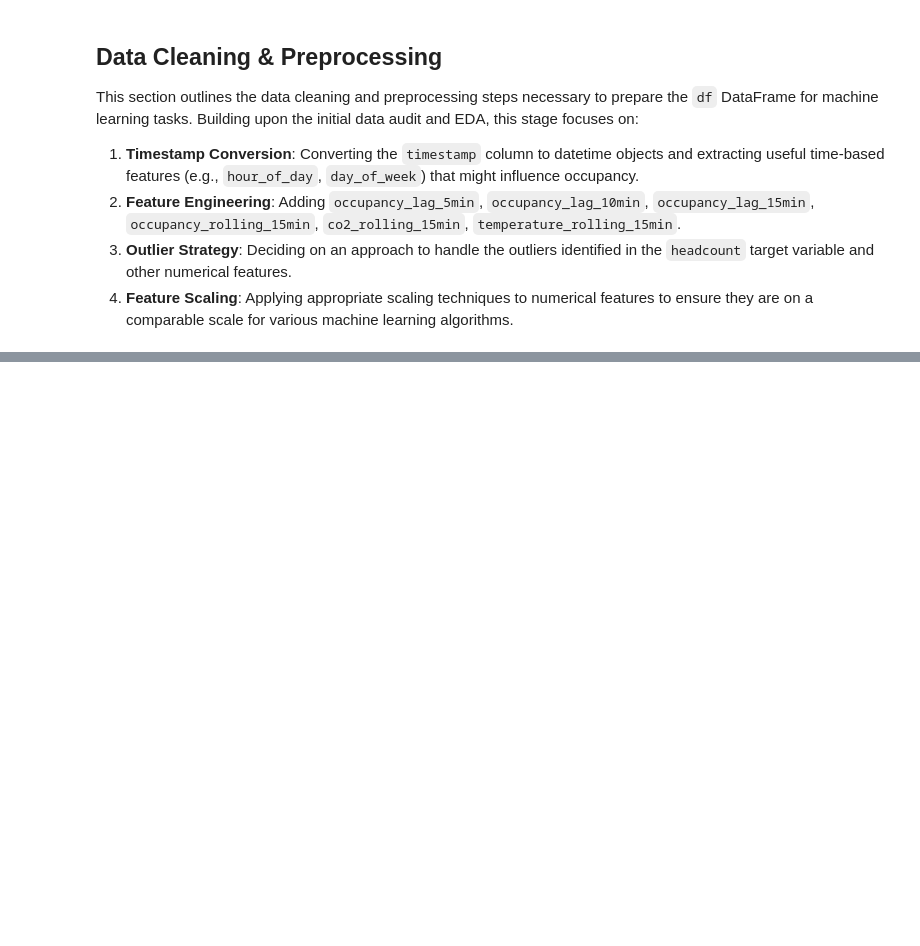
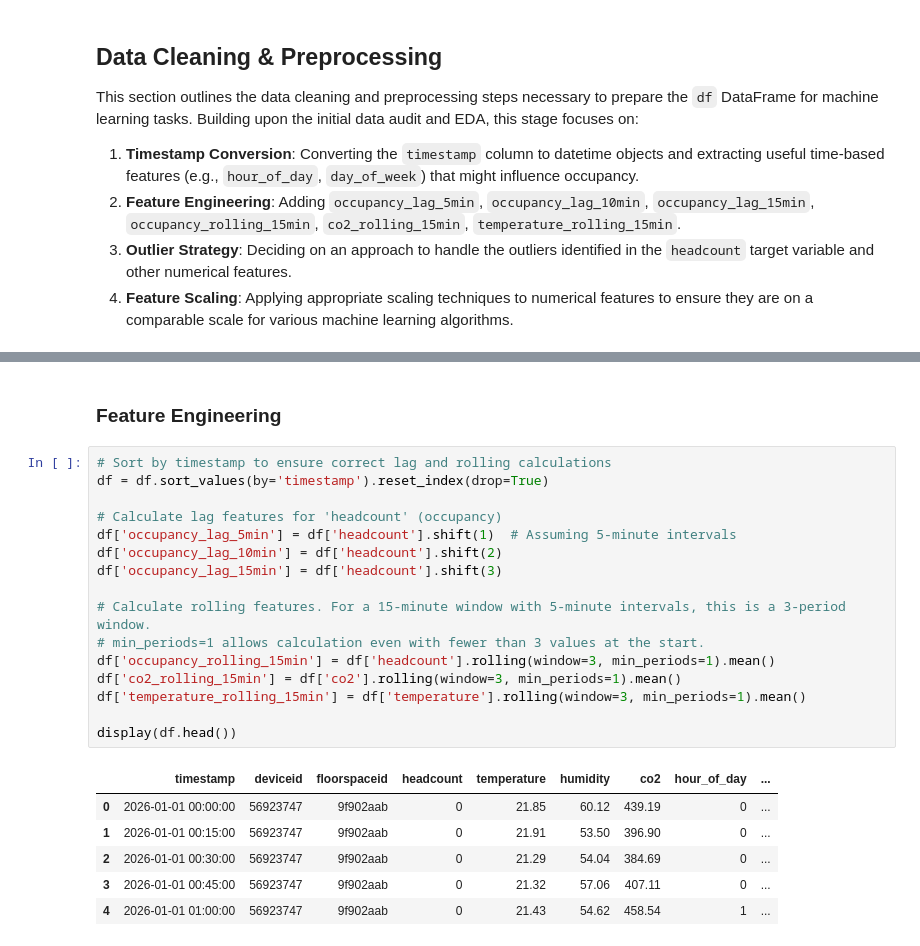
Before and after one commit to MIL-Project2/DR-DT, a Jupyter notebook: Occupancy_Prediction_Ver1_1.ipynb, the cells around one changed output, grey strips where cells are left out. Drawn from its saved outputs; the diff is of its cells as text; blank space fills up the shorter version.

```diff
--- a/Occupancy_Prediction_Ver1_1.ipynb
+++ b/Occupancy_Prediction_Ver1_1.ipynb
@@ -208,0 +223,25 @@ This section outlines the data cleaning and preprocessing steps necessary to pre
+# %% [markdown]
+### **Feature Engineering**
+# %%
+# Sort by timestamp to ensure correct lag and rolling calculations
+df = df.sort_values(by='timestamp').reset_index(drop=True)
+
+# Calculate lag features for 'headcount' (occupancy)
+df['occupancy_lag_5min'] = df['headcount'].shift(1)  # Assuming 5-minute intervals
+df['occupancy_lag_10min'] = df['headcount'].shift(2)
+df['occupancy_lag_15min'] = df['headcount'].shift(3)
+
+# Calculate rolling features. For a 15-minute window with 5-minute intervals, this is a 3-period window.
+# min_periods=1 allows calculation even with fewer than 3 values at the start.
+df['occupancy_rolling_15min'] = df['headcount'].rolling(window=3, min_periods=1).mean()
+df['co2_rolling_15min'] = df['co2'].rolling(window=3, min_periods=1).mean()
+df['temperature_rolling_15min'] = df['temperature'].rolling(window=3, min_periods=1).mean()
+
+display(df.head())
+# %% [output]
+|  | timestamp | deviceid | floorspaceid | headcount | temperature | humidity | co2 | hour_of_day | ... |
+| 0 | 2026-01-01 00:00:00 | 56923747 | 9f902aab | 0 | 21.85 | 60.12 | 439.19 | 0 | ... |
+| 1 | 2026-01-01 00:15:00 | 56923747 | 9f902aab | 0 | 21.91 | 53.50 | 396.90 | 0 | ... |
+| 2 | 2026-01-01 00:30:00 | 56923747 | 9f902aab | 0 | 21.29 | 54.04 | 384.69 | 0 | ... |
+| 3 | 2026-01-01 00:45:00 | 56923747 | 9f902aab | 0 | 21.32 | 57.06 | 407.11 | 0 | ... |
+| 4 | 2026-01-01 01:00:00 | 56923747 | 9f902aab | 0 | 21.43 | 54.62 | 458.54 | 1 | ... |
```
Also changed, not shown: parts of 7 cells of this notebook.
